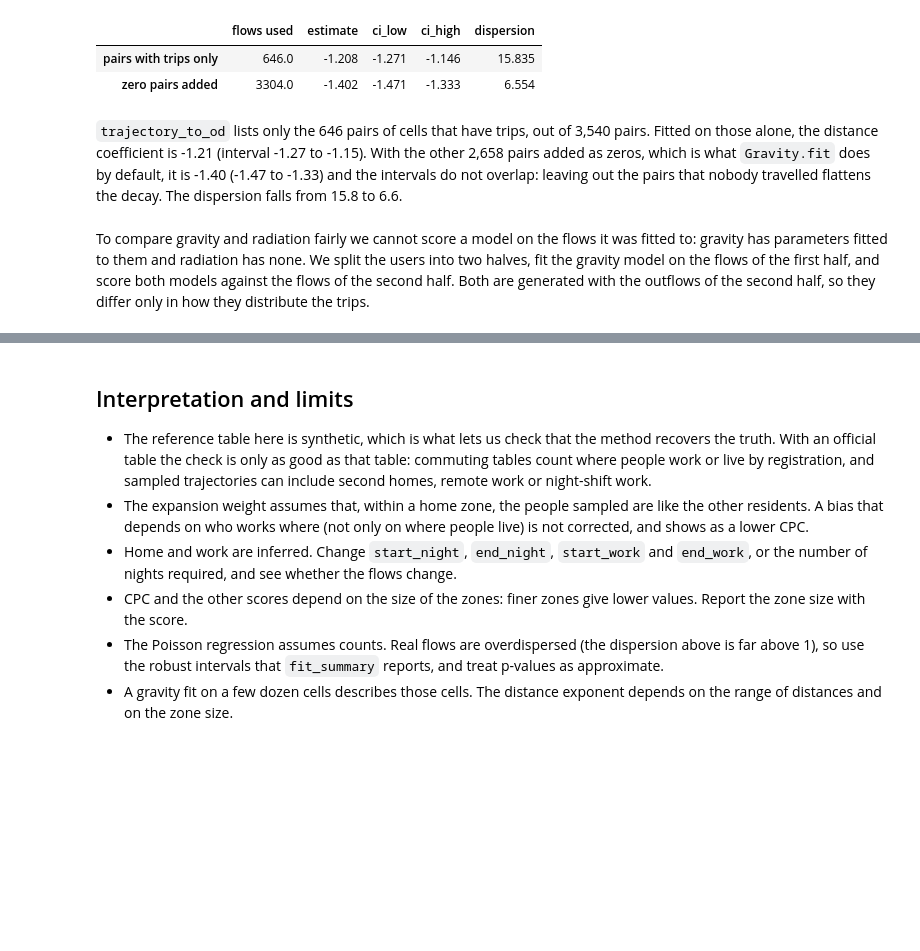
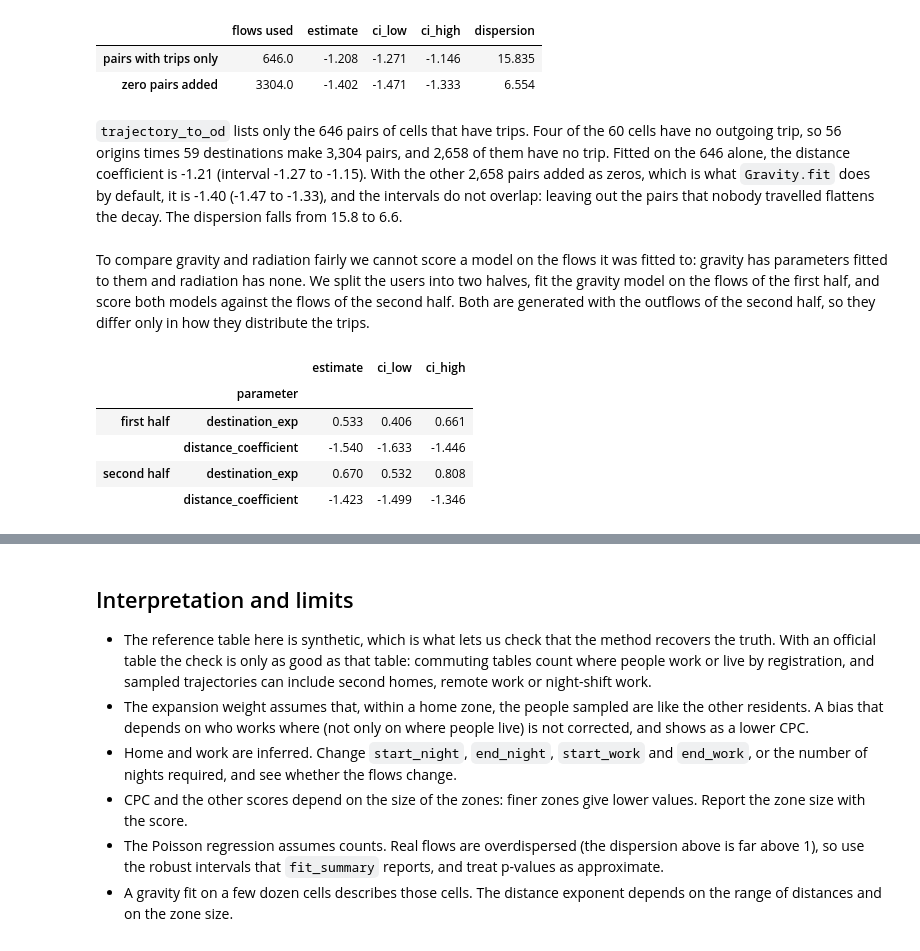
Before and after one commit to gefgu/fastmob, a Jupyter notebook: docs/src/learn/validate-against-census-flows.ipynb, the cells around one changed output, grey strips where cells are left out. Saved outputs shown, nothing was run; the diff lists cells and outputs as text; code cells hidden in the pictures; blank space fills up the shorter version.

```diff
--- a/docs/src/learn/validate-against-census-flows.ipynb
+++ b/docs/src/learn/validate-against-census-flows.ipynb
@@ -255,16 +255,14 @@ checkins = (
     .reset_index(drop=True)
 )
 
-cells = fastmob.latlng_to_h3(checkins, resolution=4).rename(
-    columns={"h3_cell": "tile_id"}
-)
-busiest = cells.groupby("tile_id").size().rename("relevance").nlargest(60)
-centres = fastmob.h3_to_latlng(pd.DataFrame({"h3_cell": busiest.index})).rename(
-    columns={"h3_cell": "tile_id", "center_lat": "lat", "center_lng": "lng"}
-)
+
+def busiest_cells(frame):
+    """The 60 cells with most check-ins, with their number of check-ins as relevance."""
+    counted = fastmob.latlng_to_h3(frame, resolution=4).groupby("h3_cell").size()
+    return counted.rename("relevance").nlargest(60).rename_axis("tile_id")
 
 
-def cell_flows(frame):
+def cell_flows(frame, busiest):
     """Observed flows between the busiest cells, for the given check-ins, with their catalogue."""
     trips = fastmob.trajectory_to_od(frame, resolution=4).rename(
         columns={"count": "flow"}
@@ -274,6 +272,9 @@ def cell_flows(frame):
         & trips["destination"].isin(busiest.index)
         & (trips["origin"] != trips["destination"])
     ].reset_index(drop=True)
+    centres = fastmob.h3_to_latlng(pd.DataFrame({"h3_cell": busiest.index})).rename(
+        columns={"h3_cell": "tile_id", "center_lat": "lat", "center_lng": "lng"}
+    )
     table = (
         centres.join(busiest, on="tile_id")
         .join(trips.groupby("origin")["flow"].sum().rename("tot_outflow"), on="tile_id")
@@ -285,7 +286,7 @@ def cell_flows(frame):
     return FlowDataFrame(trips, locations=catalogue, tile_id="tile_id"), catalogue
 
 
-observed, real_locations = cell_flows(checkins)
+observed, real_locations = cell_flows(checkins, busiest_cells(checkins))
 print(len(observed.to_pandas()), "pairs with trips out of", 60 * 59, "pairs of cells")
 # %% [output]
 646 pairs with trips out of 3540 pairs of cells
@@ -306,6 +307,37 @@ pd.DataFrame(rows).T.round(3)
 | pairs with trips only | 646.0 | -1.208 | -1.271 | -1.146 | 15.835 |
 | zero pairs added | 3304.0 | -1.402 | -1.471 | -1.333 | 6.554 |
 # %% [markdown]
-`trajectory_to_od` lists only the 646 pairs of cells that have trips, out of 3,540 pairs. Fitted on those alone, the distance coefficient is -1.21 (interval -1.27 to -1.15). With the other 2,658 pairs added as zeros, which is what `Gravity.fit` does by default, it is -1.40 (-1.47 to -1.33) and the intervals do not overlap: leaving out the pairs that nobody travelled flattens the decay. The dispersion falls from 15.8 to 6.6.
+`trajectory_to_od` lists only the 646 pairs of cells that have trips. Four of the 60 cells have no outgoing trip, so 56 origins times 59 destinations make 3,304 pairs, and 2,658 of them have no trip. Fitted on the 646 alone, the distance coefficient is -1.21 (interval -1.27 to -1.15). With the other 2,658 pairs added as zeros, which is what `Gravity.fit` does by default, it is -1.40 (-1.47 to -1.33), and the intervals do not overlap: leaving out the pairs that nobody travelled flattens the decay. The dispersion falls from 15.8 to 6.6.
 # %% [markdown]
 To compare gravity and radiation fairly we cannot score a model on the flows it was fitted to: gravity has parameters fitted to them and radiation has none. We split the users into two halves, fit the gravity model on the flows of the first half, and score both models against the flows of the second half. Both are generated with the outflows of the second half, so they differ only in how they distribute the trips.
+# %%
+from fastmob.models import Radiation
+
+users = np.sort(checkins["uid"].unique())
+first = checkins["uid"].isin(users[::2])
+train, test = checkins[first], checkins[~first]
+cells_of_first_half = busiest_cells(
+    train
+)  # chosen, like the relevance, without the second half
+train_flows, _ = cell_flows(train, cells_of_first_half)
+test_flows, test_locations = cell_flows(test, cells_of_first_half)
+
+gravity = Gravity(gravity_type="singly constrained")
+gravity.fit(train_flows)
+second = Gravity(gravity_type="singly constrained")
+second.fit(test_flows)
+pd.concat(
+    {
+        name: fitted.fit_summary()
+        .to_pandas()
+        .set_index("parameter")[["estimate", "ci_low", "ci_high"]]
+        for name, fitted in (("first half", gravity), ("second half", second))
+    }
+).round(3)
+# %% [output]
+|  |  | estimate | ci_low | ci_high |
+|  | parameter |  |  |  |
+| first half | destination_exp | 0.533 | 0.406 | 0.661 |
+|  | distance_coefficient | -1.540 | -1.633 | -1.446 |
+| second half | destination_exp | 0.670 | 0.532 | 0.808 |
+|  | distance_coefficient | -1.423 | -1.499 | -1.346 |
```
Also changed, not shown: parts of 5 cells of this notebook, 8 other files.
